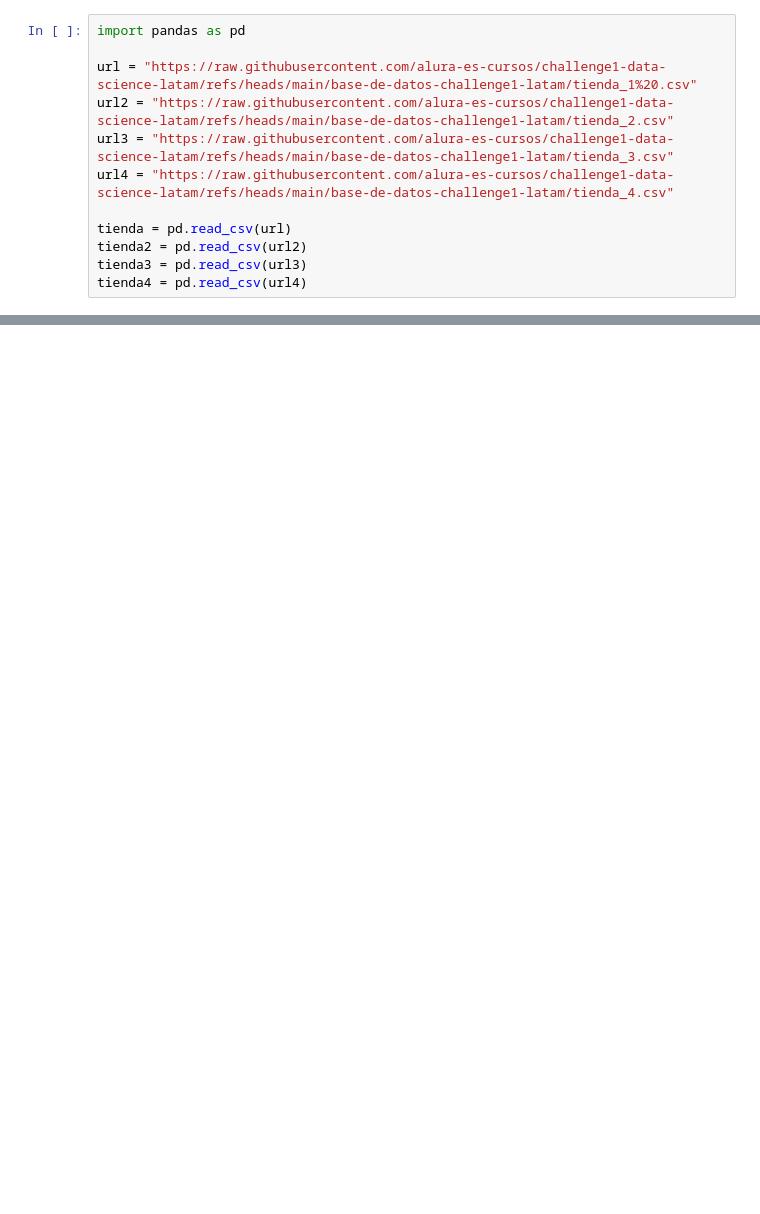
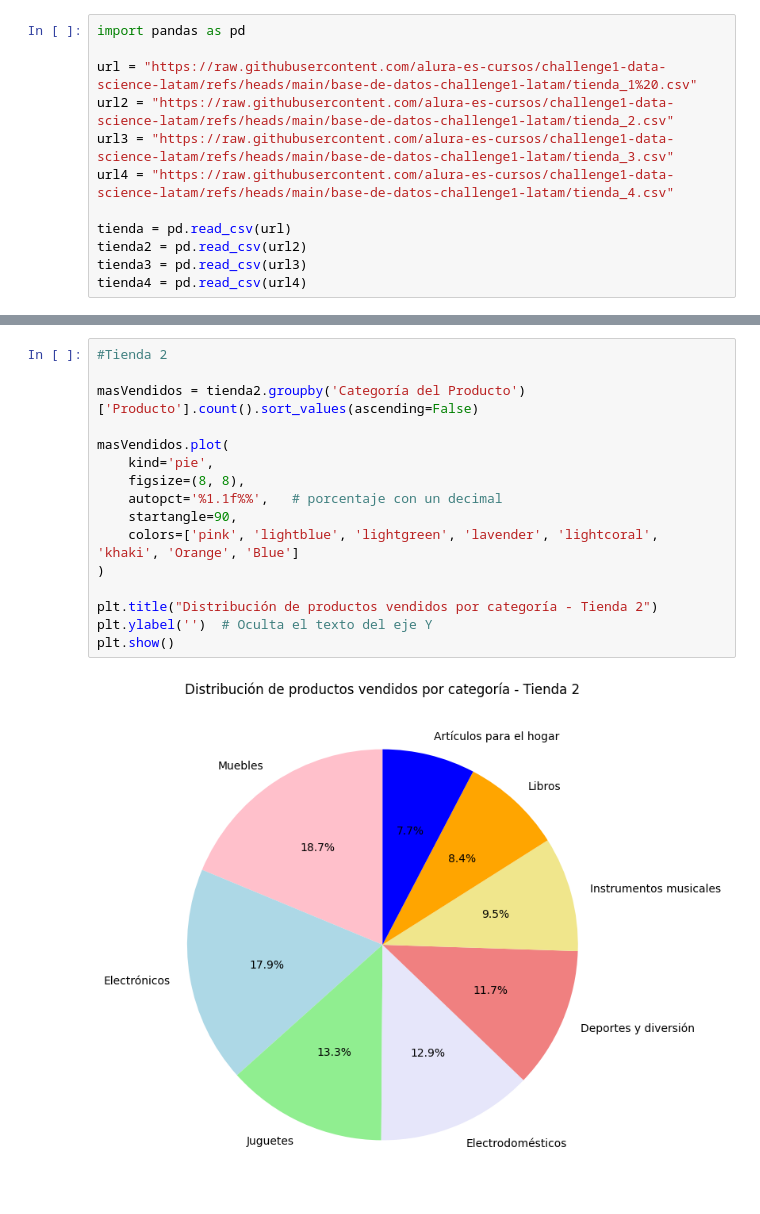
Before and after one commit to adrianrincon02/DataAnalystStore, a Jupyter notebook: Challenges.ipynb, the cells around one changed output, grey strips where cells are left out. Saved outputs shown, nothing was run; the diff lists cells and outputs as text; blank space fills up the shorter version.

```diff
--- a/Challenges.ipynb
+++ b/Challenges.ipynb
@@ -20,0 +211,18 @@ tienda4 = pd.read_csv(url4)
+# %%
+#Tienda 2
+
+masVendidos = tienda2.groupby('Categoría del Producto')['Producto'].count().sort_values(ascending=False)
+
+masVendidos.plot(
+    kind='pie',
+    figsize=(8, 8),
+    autopct='%1.1f%%',   # porcentaje con un decimal
+    startangle=90,
+    colors=['pink', 'lightblue', 'lightgreen', 'lavender', 'lightcoral', 'khaki', 'Orange', 'Blue']
+)
+
+plt.title("Distribución de productos vendidos por categoría - Tienda 2")
+plt.ylabel('')  # Oculta el texto del eje Y
+plt.show()
+# %% [output]
+[figure, added]
```
Also changed, not shown: parts of 32 cells of this notebook.
